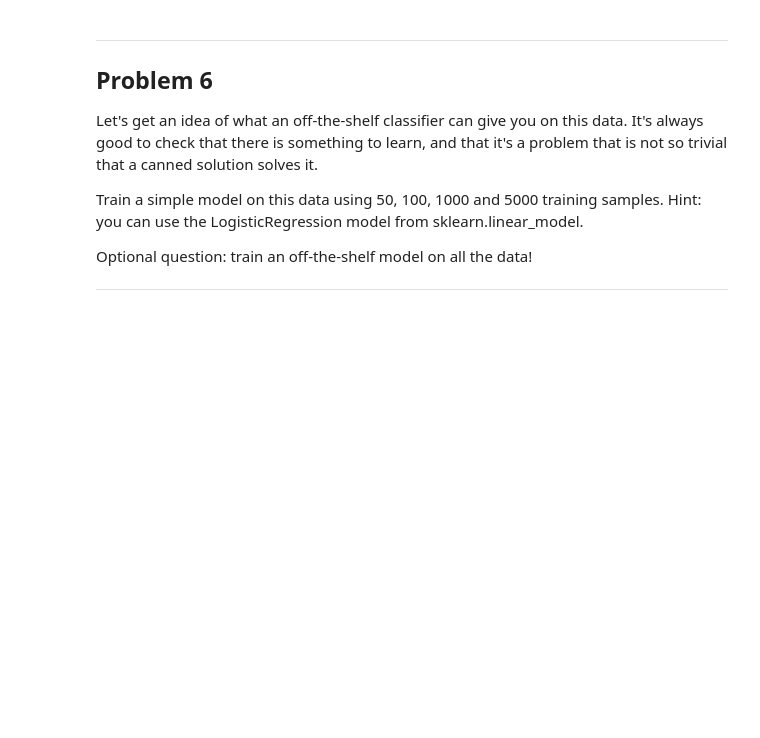
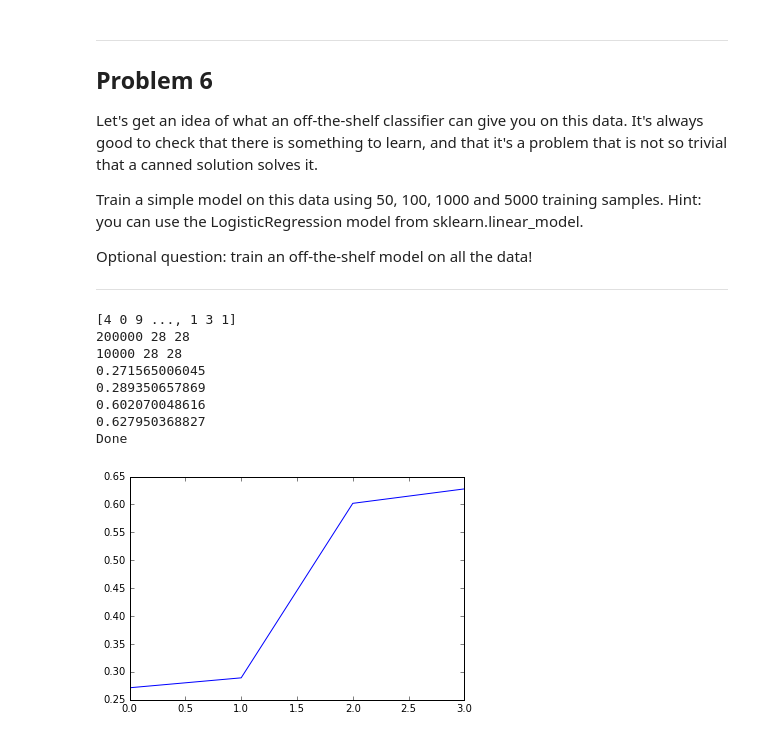
Before and after one commit to triandicAnt/Tensorflow, a Jupyter notebook: 1_notmnist.ipynb, the cells around one changed output. Drawn from its saved outputs; the diff is of its cells as text; code cells hidden in the pictures; blank space fills up the shorter version.

```diff
--- a/1_notmnist.ipynb
+++ b/1_notmnist.ipynb
@@ -464,3 +464,54 @@ Train a simple model on this data using 50, 100, 1000 and 5000 training samples.
 Optional question: train an off-the-shelf model on all the data!
 
 ---
+# %%
+from sklearn import preprocessing, cross_validation
+from sklearn.linear_model import LinearRegression
+def retrieveDataSet(filename):
+    try:
+        with open(filename, 'rb') as f:
+            dataset_dict = pickle.load(f)
+            train_dataset = dataset_dict['train_dataset']
+            valid_dataset = dataset_dict['valid_dataset']
+            test_dataset = dataset_dict['test_dataset']
+            train_labels = dataset_dict['train_labels']
+            valid_labels = dataset_dict['valid_labels']
+            test_labels = dataset_dict['test_labels']
+        f.close()
+    except Exception as e:
+        print(str(e))
+    return train_dataset,valid_dataset,test_dataset,train_labels,valid_labels,test_labels
+
+pickle_file = 'notMNIST.pickle'
+train_dataset,valid_dataset,test_dataset,train_labels,valid_labels,test_labels = retrieveDataSet(pickle_file)
+print(train_labels)
+clf = LinearRegression()
+nsamples, nx, ny = train_dataset.shape
+print(nsamples, nx, ny)
+d2_train_dataset = train_dataset.reshape((nsamples,nx*ny))
+
+nsamples, nx, ny = test_dataset.shape
+print(nsamples, nx, ny)
+d2_test_dataset = test_dataset.reshape((nsamples,nx*ny))
+# X_test = d2_test_dataset[50,:]
+# y_test = test_labels[0:50]
+scores = []
+for x in [100,2000,10000,20000]:
+    X = d2_train_dataset[0:x]
+    y = train_labels[0:x]
+    clf.fit(X,y)
+    accuracy = clf.score(d2_test_dataset,test_labels)
+    scores.append(accuracy)
+    print(accuracy)
+plt.plot(scores)
+print('Done')
+# %% [output]
+[4 0 9 ..., 1 3 1]
+200000 28 28
+10000 28 28
+0.271565006045
+0.289350657869
+0.602070048616
+0.627950368827
+Done
+[figure, added]
```
